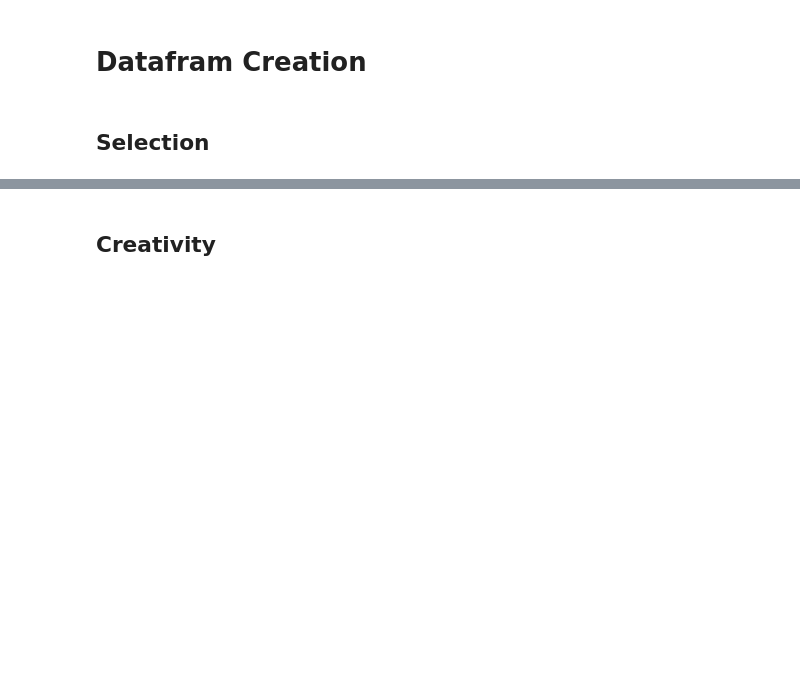
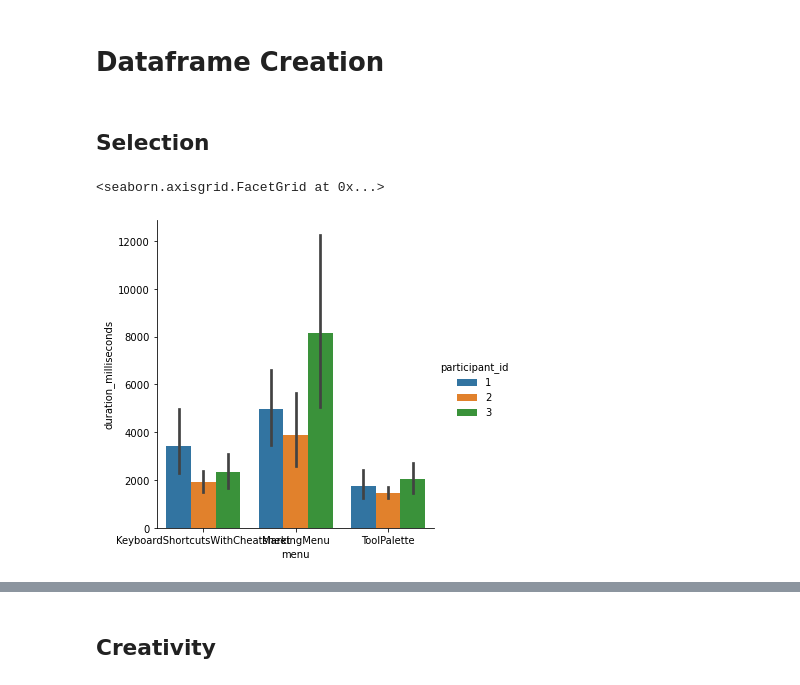
Before and after one commit to blainelewis1/creativity-experiment-2, a Jupyter notebook: analysis/Analysis.ipynb, the cells around one changed output, grey strips where cells are left out. Drawn from its saved outputs; the diff is of its cells as text; code cells hidden in the pictures; blank space fills up the shorter version.

```diff
--- a/analysis/Analysis.ipynb
+++ b/analysis/Analysis.ipynb
@@ -28,4 +34,4 @@ df
 # %% [markdown]
-# Datafram Creation
+# Dataframe Creation
 # %% [markdown]
 ## Selection
@@ -33,0 +38,30 @@ selection = df[df['task'] == 'CommandSelection']
+# %%
+selection = df[df['task'] == 'CommandSelection'].copy()
+
+
+def extract_selection(row):
+    errors = 0
+    start = None
+    end = None
+    for log in row['logs']:
+        if log['type'] == 'WRONG_COMMAND':
+            errors += 1
+        if log['type'] == 'START':
+            start = log['timestamp']
+        if log['type'] == 'END':
+            end = log['timestamp']
+    row['errors'] = errors
+    row['has_error'] = errors > 0
+    row['duration_milliseconds'] = end - start
+    return row
+selection['trial'] = selection['__INDEX__'].map(lambda x: x[2])
+selection['trial_total'] = selection['__INDEX__'].map(lambda x: x[0] * x[1])
+
+selection = selection[['participant_id', '__INDEX__', 'logs', 'command', 'trial','trial_total', 'menu']]
+
+selection = selection.apply(extract_selection, axis=1)
+# %%
+sns.catplot(data=selection, kind="bar", x='menu', y='duration_milliseconds', hue='participant_id')
+# %% [output]
+<seaborn.axisgrid.FacetGrid at 0x...>
+[figure, added]
```
Also changed, not shown: parts of 26 cells of this notebook, 5 other files.
